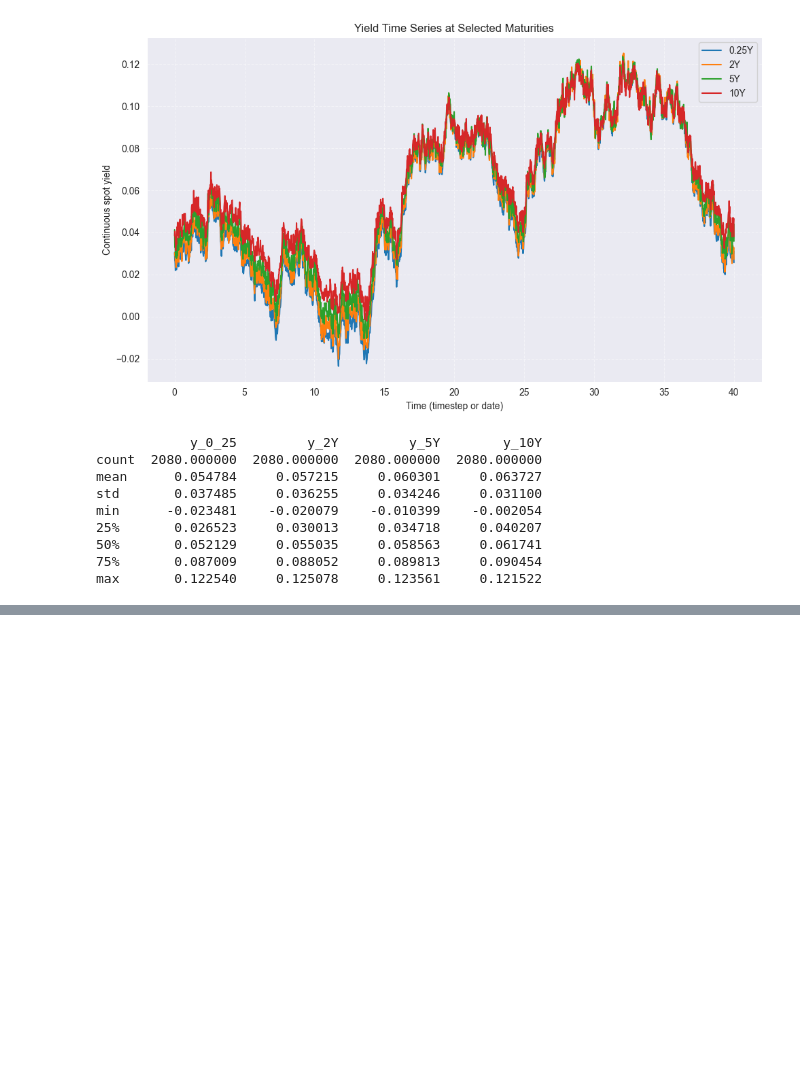
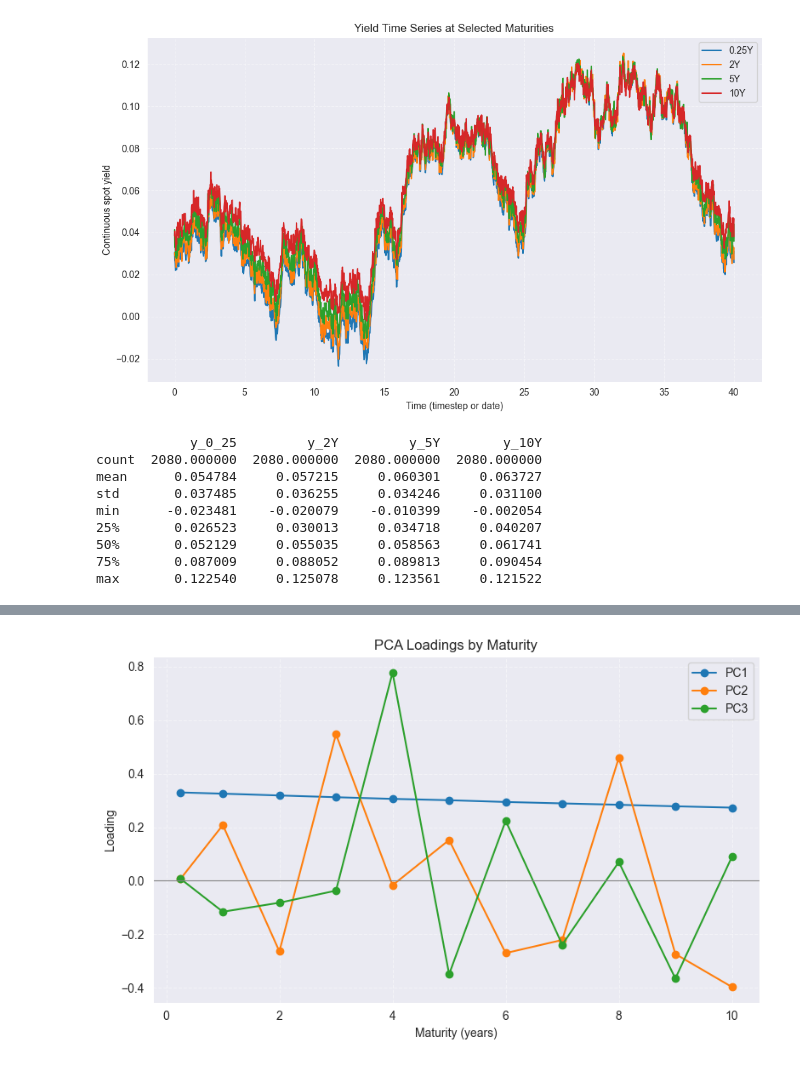
Before and after one commit to Madsnhr/FinEcon, a Jupyter notebook: Exam 2025/codeing/Solution.ipynb, the cells around one changed output, grey strips where cells are left out. Cells and saved outputs as stored; diff of their text form; code cells hidden in the pictures; blank space fills up the shorter version.

```diff
--- a/Exam 2025/codeing/Solution.ipynb
+++ b/Exam 2025/codeing/Solution.ipynb
@@ -173,0 +210,16 @@ max       0.122540     0.125078     0.123561     0.121522
+# %%
+loadings = pca.components_   # shape: (n_components, M)
+
+fig, ax = plt.subplots(figsize=(8,5))
+for i in range(n_components):
+    plt.plot(maturities, loadings[i, :], marker="o", label=f"PC{i+1}")
+plt.axhline(0, color="grey", linewidth=0.8)
+plt.xlabel("Maturity (years)")
+plt.ylabel("Loading")
+plt.title("PCA Loadings by Maturity")
+plt.legend()
+plt.grid(True, linestyle="--", alpha=0.5)
+plt.tight_layout()
+plt.show()
+# %% [output]
+[figure, added]
```
Also changed, not shown: parts of 10 cells of this notebook.
